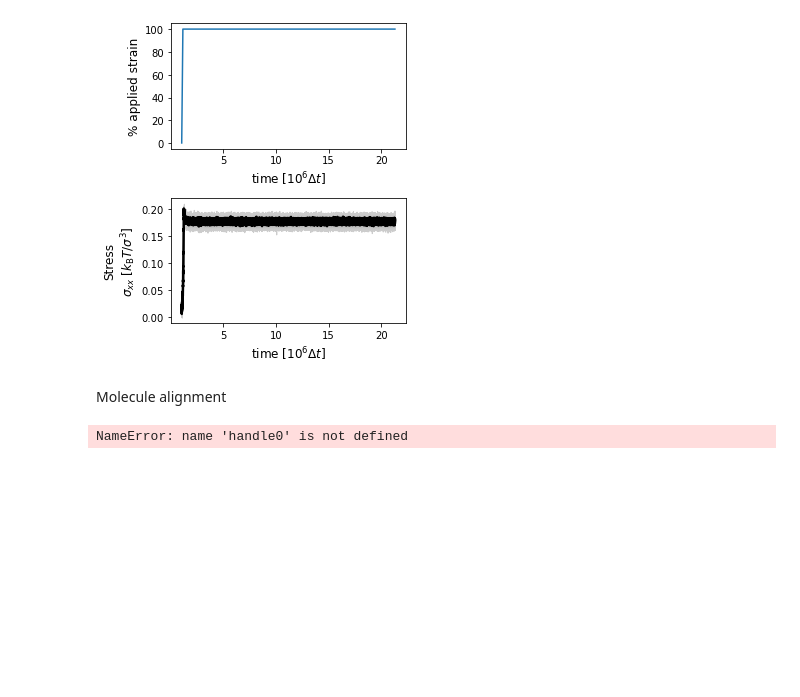
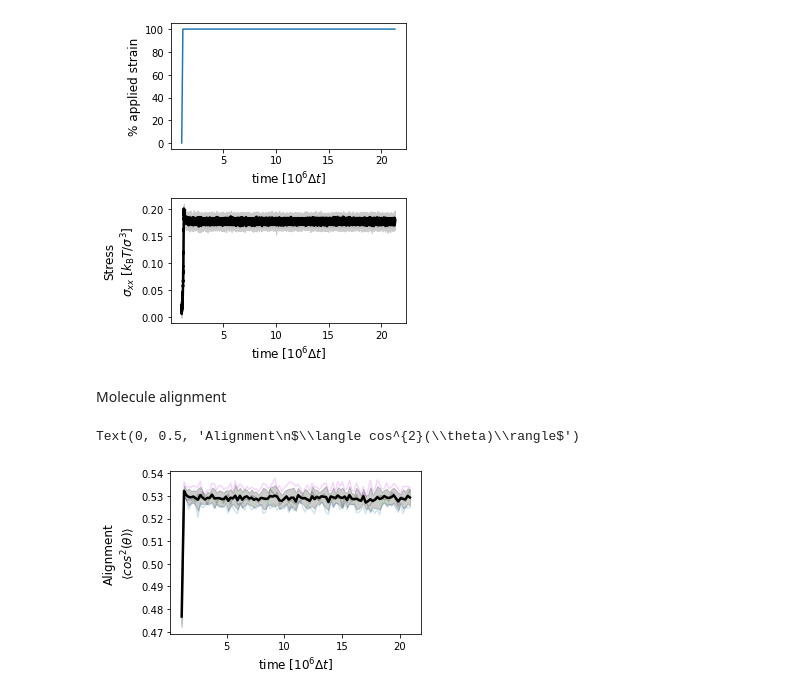
Before and after one commit to Billie1717/CollagenMemory, a Jupyter notebook: Figures/FigAlignment/Mechanics.ipynb, the cells around one changed output. Saved outputs shown, nothing was run; the diff lists cells and outputs as text; code cells hidden in the pictures; blank space fills up the shorter version.

Commit message:
added data and plotting for the molecule alignment, no remodel stretch 100%

```diff
--- a/Figures/FigAlignment/Mechanics.ipynb
+++ b/Figures/FigAlignment/Mechanics.ipynb
@@ -14,14 +18,3 @@ plotsdir  = '//Users/billiemeadowcroft/Dropbox/Collagen/NargessPlotting/GithubCo
-# %%
-clrs00 = ['#A10035','#2A0944','lightsalmon','#3FA796','#FEC260','pink','#A10035','#2A0944','#3FA796']
-cmap0 = plt.cm.get_cmap('Spectral_r') #YlOrBr
-cmap1 = plt.cm.get_cmap('YlOrBr') #YlOrBr
-#cmap2 = plt.cm.get_cmap('twilight') #twilight
-cmap2 = plt.cm.get_cmap('GnBu') #twilight
-cmap3 = plt.cm.get_cmap('BuPu') #twilight
-clrs = ['#018571','#a6611a','#dfc27d','#80cdc1','#018571','steelblue','slateblue']
-clrs2 = ['#ffffcc','#c7e9b4','#7fcdbb','#41b6c4','#1d91c0','#225ea8','#0c2c84']
-clrs3 = ['#c7e9b4','#7fcdbb','#1d91c0','#225ea8','#0c2c84']
-clrs = ["black","#c239e8","#1f78b4","#b2df8a","#33a02c"]
 # %%
 NumMolecules=15680
 folderhandle = 'NoRemodel_Xstretch100/'
@@ -84,29 +77,33 @@ fig.tight_layout()
 # %% [markdown]
 Molecule alignment
 # %%
-fig,ax= plt.subplots(3,1,figsize = (4.5,7))
-for s in range(1):
-#if ff==0:
+fig,ax= plt.subplots(1,figsize = (4.5,3))
+frame = 202000
+MolTot = []
+for s in range(5):
+    name = "MolAlignrun_seed"+seeds[s]
     tEq_add = 0
-    #else:
-    #    tEq_add = TEq
-    #if ff==3:
-    #    tEq_add = TEqRESTART[b]
+    tEq_add = TEq
     summingtSq=[]
-    datafolder = datadir0+'/Data/'+handle0+MolAlignNames[ff]+'.txt'
+    datafolder = datadir0+folderhandle+name+'.txt'
     dotX_ = pandas.read_csv(datafolder, sep = ' ', usecols = [0], header =None)
     timesteps1 = int((len(dotX_))/(NumMolecules+1))
     dotX__ = np.reshape(dotX_.values,(timesteps1,-1))
     dotX = dotX__ [:,1:]
     dotXF = np.abs(dotX.astype(float))
     time = []
     for t in range(timesteps1-1):
-        time.append(np.add(np.multiply(t,int(frame[ff])),tEq_add))
+        time.append(np.add(np.multiply(t,int(frame)),tEq_add))
         summingtSq.append((np.sum(np.multiply(dotXF[t],dotXF[t]))/NumMolecules))
-    print(frame[ff])
+    ax.plot(np.divide(time,1e6),summingtSq,color = clrs[s],alpha = 0.2)
+    MolTot.append(summingtSq)
+MolTotAv = np.mean(MolTot,axis=0)
+MolTotStd = np.std(MolTot,axis=0)
+ax.plot(np.divide(time,1e6),MolTotAv,color = clrs[0],linewidth = 2.5,label = 'Average')
+ax.fill_between(np.divide(time,1e6),np.subtract(MolTotAv,MolTotStd),np.add(MolTotAv,MolTotStd),color = clrs[0],alpha = 0.2,label = 'Standard deviation')
 
-ax[0].set_xlabel(r"time [$10^6\Delta t$]",fontsize =fs2)
-#ax[2].set_ylim([0.35,0.55])
-#ax[2].set_ylabel('Alignment\n'+r'$\langle cos^{2}(\theta)\rangle$',fontsize =fs2)
+ax.set_xlabel(r"time [$10^6\Delta t$]",fontsize =fs2)
+ax.set_ylabel(r'Alignment, $\langle cos^{2}(\theta)\rangle$',fontsize =fs2)
 # %% [output]
-NameError: name 'handle0' is not defined
+Text(0, 0.5, 'Alignment\n$\\langle cos^{2}(\\theta)\\rangle$')
+[figure, added]
```
Also changed, not shown: parts of 1 cell of this notebook, 6 other files.
